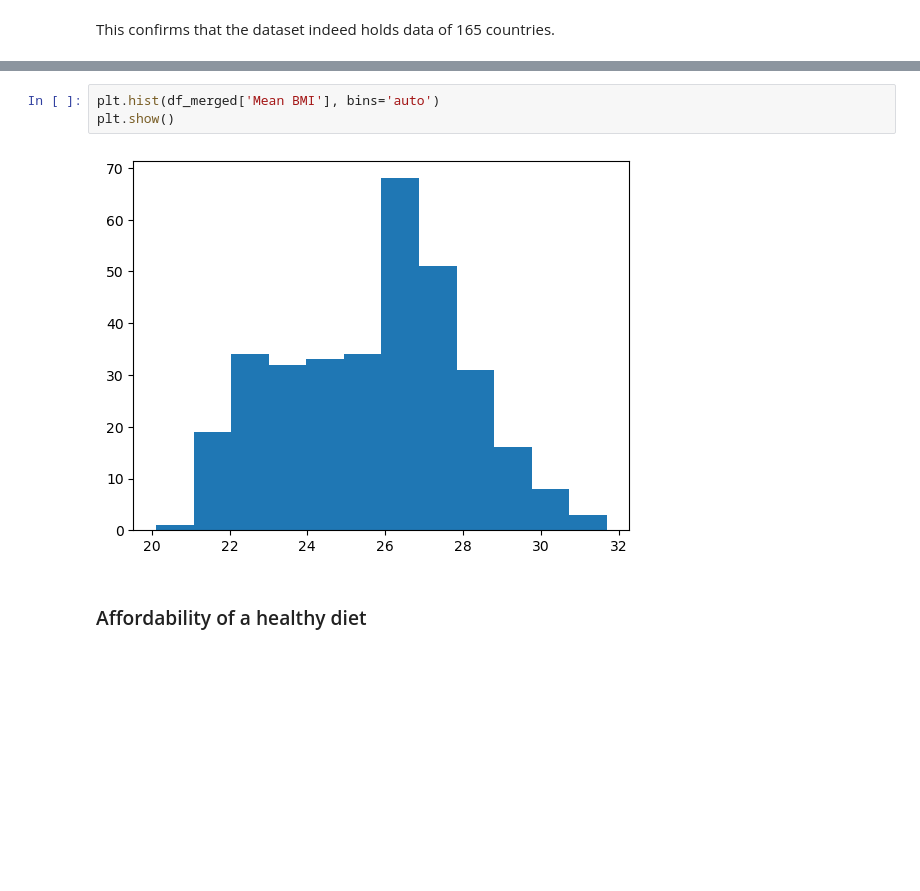
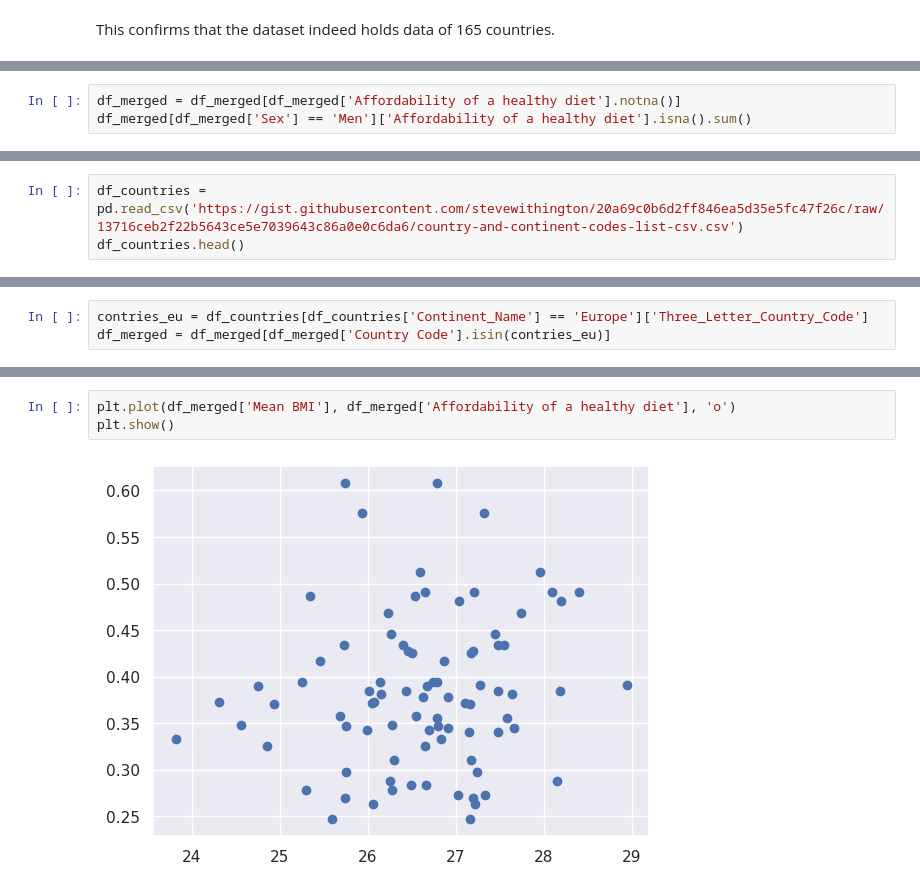
Before and after one commit to JobMaathuis/Affordability_healthy_diet_and_BMI, a Jupyter notebook: final_assignment.ipynb, the cells around one changed output, grey strips where cells are left out. Saved outputs shown, nothing was run; the diff lists cells and outputs as text; blank space fills up the shorter version.

```diff
--- a/final_assignment.ipynb
+++ b/final_assignment.ipynb
@@ -156,0 +200,3 @@ This confirms that the dataset indeed holds data of 165 countries.
+# %%
+df_merged = df_merged[df_merged['Affordability of a healthy diet'].notna()]
+df_merged[df_merged['Sex'] == 'Men']['Affordability of a healthy diet'].isna().sum()
@@ -156,0 +230,3 @@ This confirms that the dataset indeed holds data of 165 countries.
+# %%
+df_countries = pd.read_csv('https://gist.githubusercontent.com/stevewithington/20a69c0b6d2ff846ea5d35e5fc47f26c/raw/13716ceb2f22b5643ce5e7039643c86a0e0c6da6/country-and-continent-codes-list-csv.csv')
+df_countries.head()
@@ -156,0 +240,3 @@ This confirms that the dataset indeed holds data of 165 countries.
+# %%
+contries_eu = df_countries[df_countries['Continent_Name'] == 'Europe']['Three_Letter_Country_Code']
+df_merged = df_merged[df_merged['Country Code'].isin(contries_eu)]
@@ -196,7 +315,5 @@ TypeError: 'Text' object is not callable
 # %%
-plt.hist(df_merged['Mean BMI'], bins='auto')
+plt.plot(df_merged['Mean BMI'], df_merged['Affordability of a healthy diet'], 'o')
 plt.show()
 # %% [output]
-[figure, old version]
+[figure, new version]
-# %% [markdown]
-### Affordability of a healthy diet
```
Also changed, not shown: parts of 46 cells of this notebook.
